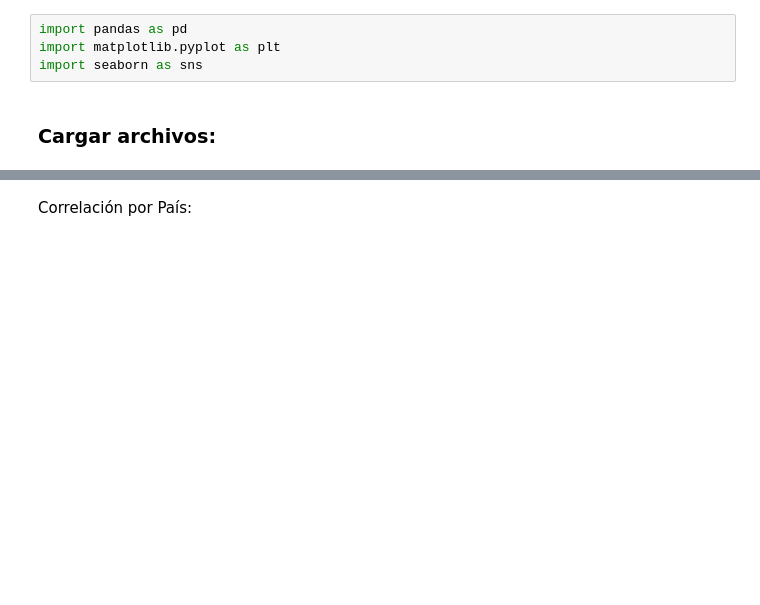
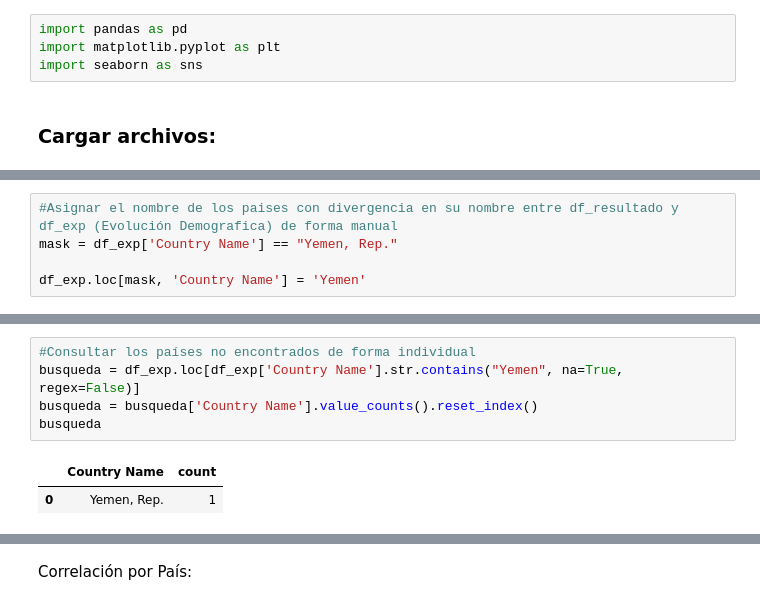
Before and after one commit to MouraAnalyst/EDA_Corr_tranning, a Jupyter notebook: EspVida_vs_Obesid.ipynb, the cells around one changed output, grey strips where cells are left out. Saved outputs shown, nothing was run; the diff lists cells and outputs as text; blank space fills up the shorter version.

```diff
--- a/EspVida_vs_Obesid.ipynb
+++ b/EspVida_vs_Obesid.ipynb
@@ -50,0 +140,5 @@ array(['ADB region: Central and West Asia', 'ADB region: Developed',
+# %%
+#Asignar el nombre de los paises con divergencia en su nombre entre df_resultado y df_exp (Evolución Demografica) de forma manual
+mask = df_exp['Country Name'] == "Yemen, Rep."
+
+df_exp.loc[mask, 'Country Name'] = 'Yemen'
@@ -50,0 +280,8 @@ array(['ADB region: Central and West Asia', 'ADB region: Developed',
+# %%
+#Consultar los países no encontrados de forma individual
+busqueda = df_exp.loc[df_exp['Country Name'].str.contains("Yemen", na=True, regex=False)]
+busqueda = busqueda['Country Name'].value_counts().reset_index()
+busqueda
+# %% [output]
+|  | Country Name | count |
+| 0 | Yemen, Rep. | 1 |
```
Also changed, not shown: parts of 45 cells of this notebook, 5 other files.
